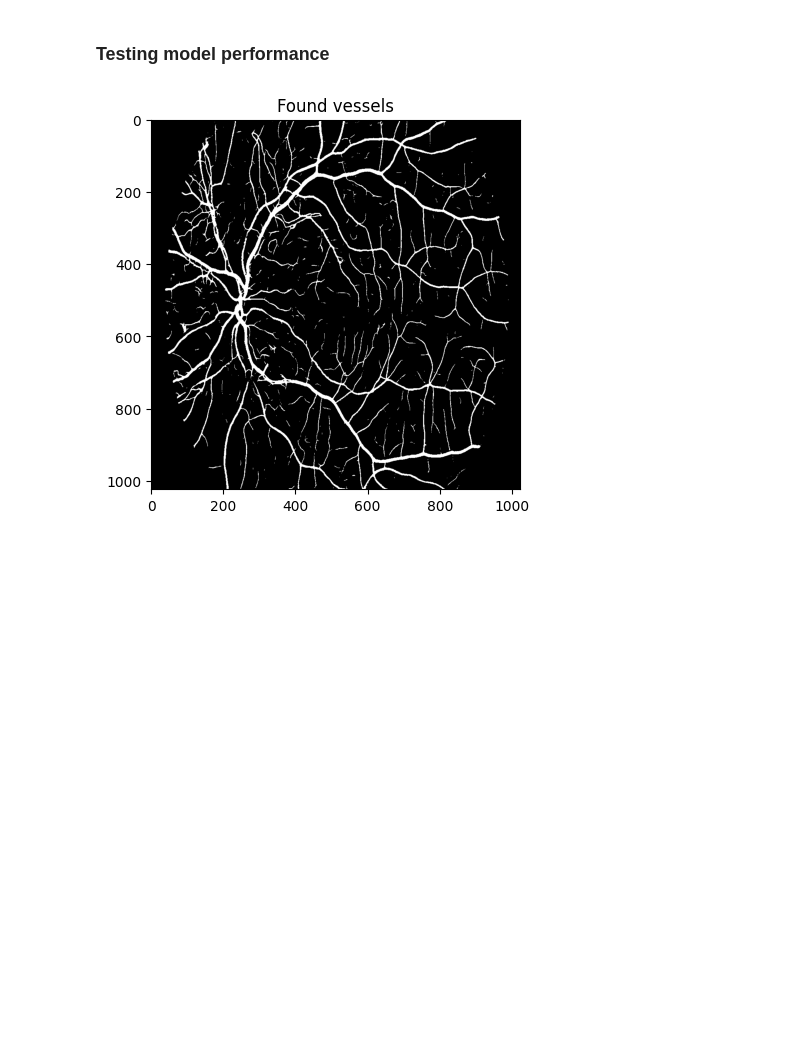
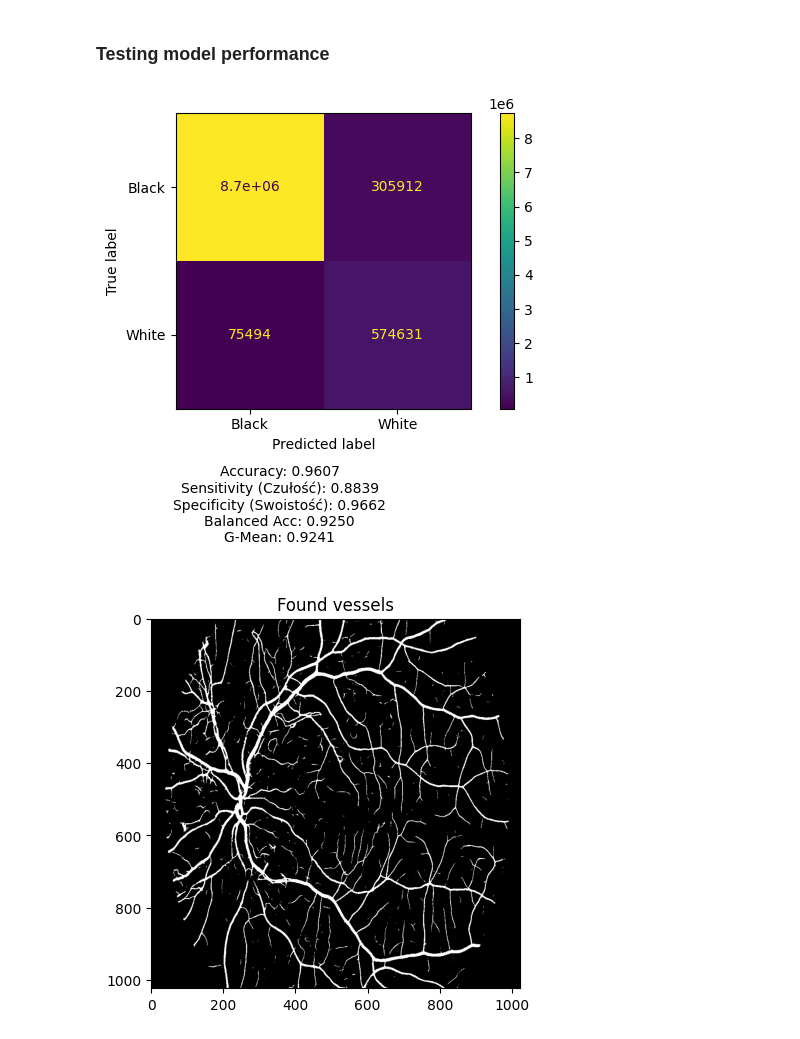
Before and after one commit to StanislawMarszalek/segmentation-of-fundus-images, a Jupyter notebook: deep_learning.ipynb, the cells around one changed output. Cells and saved outputs as stored; diff of their text form; code cells hidden in the pictures; blank space fills up the shorter version.

Commit message:
Add evaluating on the test dataset

```diff
--- a/deep_learning.ipynb
+++ b/deep_learning.ipynb
@@ -163,6 +163,46 @@ model.load_state_dict(torch.load(SAVED_MODELS+"/"+"model_weights_newest_1024_siz
 <All keys matched successfully>
 # %% [markdown]
 ### Testing model performance
+# %%
+model.eval()
+
+all_preds = []
+all_targets = []
+
+with torch.no_grad():
+    for batch_x, batch_y in test_loader:
+
+        if batch_x.ndim == 3:
+            batch_x = batch_x.unsqueeze(1)
+
+        if batch_y.ndim == 3:
+            batch_y = batch_y.unsqueeze(1)
+
+        batch_x = batch_x.float().to(device)
+
+        logits = model(batch_x)
+
+        preds = (torch.sigmoid(logits) > 0.01).float()
+
+        preds = preds.cpu()
+        batch_y = batch_y.cpu()
+
+        preds = preds.numpy().ravel()
+        targets = batch_y.numpy().ravel()
+
+        all_preds.append(preds)
+        all_targets.append(targets)
+
+
+all_preds = np.concatenate(all_preds).astype(np.uint8)
+all_targets = np.concatenate(all_targets).astype(np.uint8)
+
+all_preds = (all_preds > 0).astype(np.uint8)
+all_targets = (all_targets > 0).astype(np.uint8)
+
+create_confusions_matrix(all_targets,all_preds)
+# %% [output]
+[figure, added]
 # %%
 image_path = "./images/14_dr.JPG"
 mask_path  = "./manual1/14_dr.tif"
```
Also changed, not shown: parts of 2 cells of this notebook, 1 other file.
